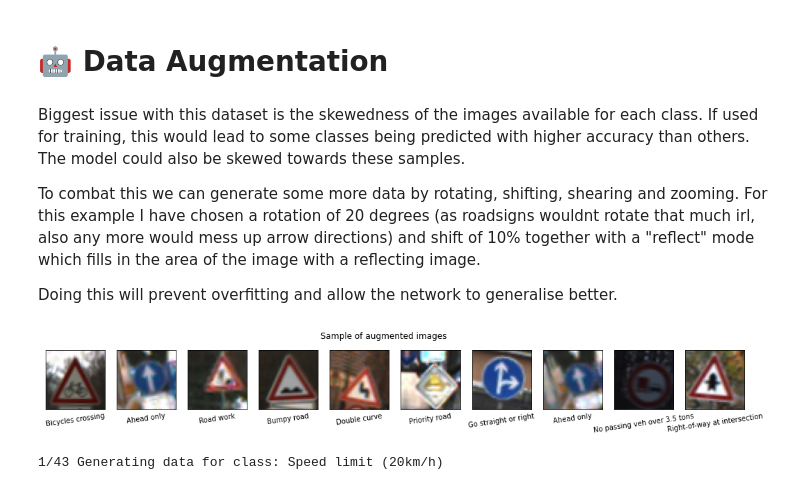
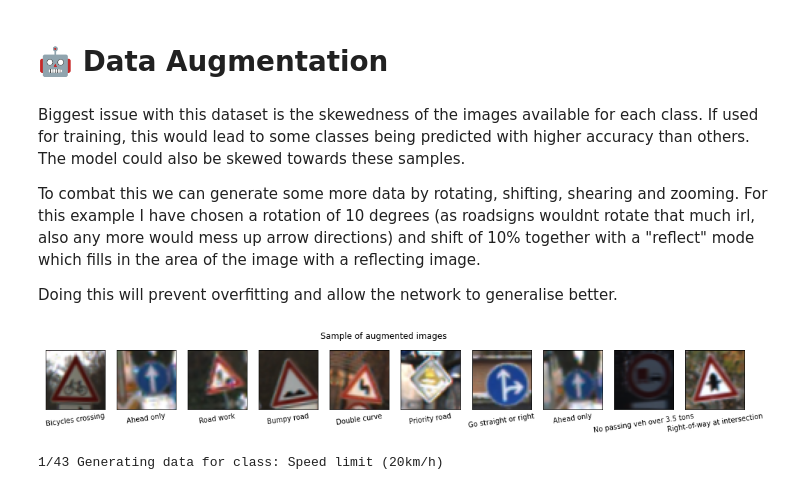
Before and after one commit to natan-sz/gtsrb-roadsigns-cnn, a Jupyter notebook: road_signs_cnn.ipynb, the cells around one changed output. Drawn from its saved outputs; the diff is of its cells as text; code cells hidden in the pictures.

```diff
--- a/road_signs_cnn.ipynb
+++ b/road_signs_cnn.ipynb
@@ -56,9 +57,6 @@ URL = "https://sid.erda.dk/public/archives/daaeac0d7ce1152aea9b61d9f1e19370/GTSR
 # %%
 # Function to load in data given a path
 def load_roadsigns(path):
-    '''Reads traffic sign data and resizes to the correct WIDTH and HEIGHT for training.
-    '''
-
     # Initialise the output arrays
     X = [] # images
     y = np.array([]) # labels
@@ -144,6 +142,10 @@ def plot_sign_rgb(X,y,n):
     for i in range(CHANNELS):
         ax[i].imshow(X[n][:, :, i],cmap=maps[i])
         ax[i].title.set_text(str(maps[i]))
+
+# Function to get sign by label number
+def get_sign_by_label(label):
+    return X[y.tolist().index(label)]
 # %%
 # Change index to see image and associated label
 n = 0
@@ -159,0 +162,17 @@ plot_sign_rgb(X,y,n)
+# %%
+figdim = (5,9)
+
+fig, ax = plt.subplots(figdim[0],figdim[1],figsize=(20,10))
+fig.suptitle("Classes of signs")
+
+label_count = 0
+
+for i in range(figdim[0]):
+    for j in range(figdim[1]):
+        if label_count == 43:
+            break
+        ax[i][j].imshow(get_sign_by_label(label_count))
+        ax[i][j].set_xlabel(label_name[label_count],rotation=3)
+        ax[i][j].set_xticks([])
+        ax[i][j].set_yticks([])
+        label_count +=1
@@ -254,33 +277,33 @@ The lowest amount of samples in the training dataset is 154 which is low compare
 # %% [markdown]
 Biggest issue with this dataset is the skewedness of the images available for each class. If used for training, this would lead to some classes being predicted with higher accuracy than others. The model could also be skewed towards these samples.
 
-To combat this we can generate some more data by rotating, shifting, shearing and zooming. For this example I have chosen a rotation of 20 degrees (as roadsigns wouldnt rotate that much irl, also any more would mess up arrow directions) and shift of 10% together with a "reflect" mode which fills in the area of the image with a reflecting image.
+To combat this we can generate some more data by rotating, shifting, shearing and zooming. For this example I have chosen a rotation of 10 degrees (as roadsigns wouldnt rotate that much irl, also any more would mess up arrow directions) and shift of 10% together with a "reflect" mode which fills in the area of the image with a reflecting image.
 
 Doing this will prevent overfitting and allow the network to generalise better.
 # %%
 datagen = ImageDataGenerator(
-    rotation_range=20, # Rotate randomly from 0 to 20 (not too far)
+    rotation_range=10, # Rotate randomly from 0 to 20 (not too far)
     height_shift_range=0.1,
     width_shift_range=0.1,
     horizontal_flip=False,
     fill_mode="reflect")
 
 # Fits data to allow for augmentation with the flow method
 datagen.fit(X_train)
 
 # Visualise a sample of the augmented images
 fig, ax = plt.subplots(1,10,figsize=(18,2))
 fig.suptitle("Sample of augmented images")
 
 # Visualise the transformations on the images. (seed set to prevent changing results.)
 for X_batch, y_batch in datagen.flow(X_train, y_train,shuffle=False):
     for i in range(0, 10):
         ax[i].imshow(X_batch[i])
         ax[i].set_xlabel(label_name[y_batch[i]],rotation=8)
         ax[i].set_xticks([])
         ax[i].set_yticks([])
     # break out of the loop before it goes on...
     break
 # %% [output]
-[figure, old version]
+[figure, new version]
 # %%
```
Also changed, not shown: parts of 35 cells of this notebook, 2 other files.
